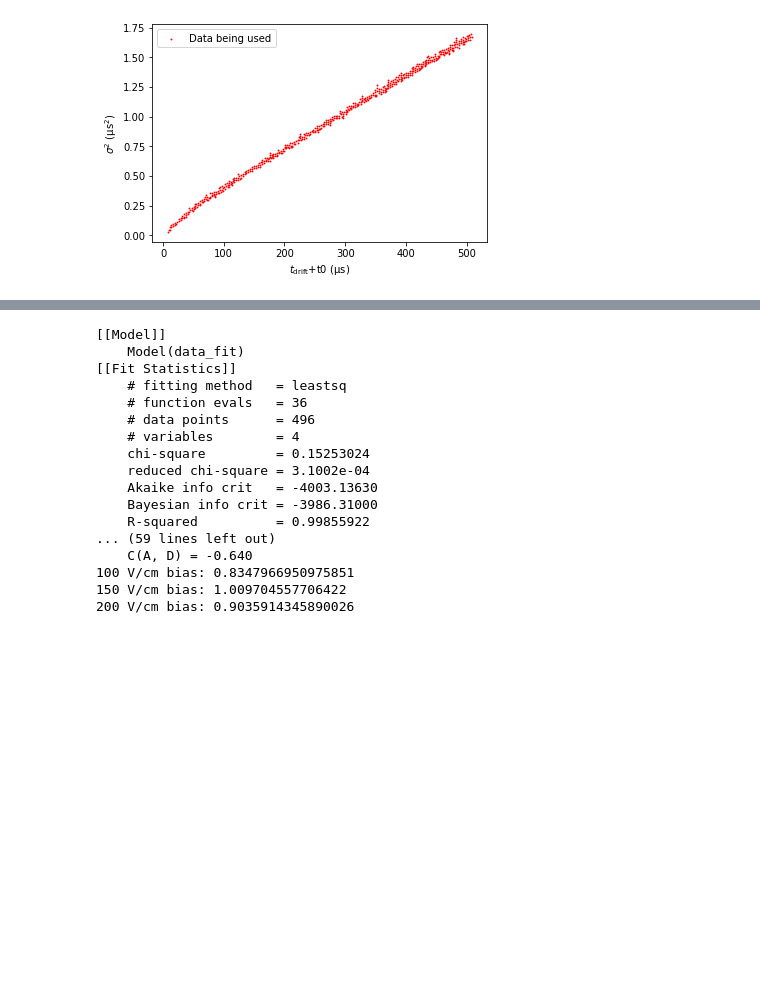
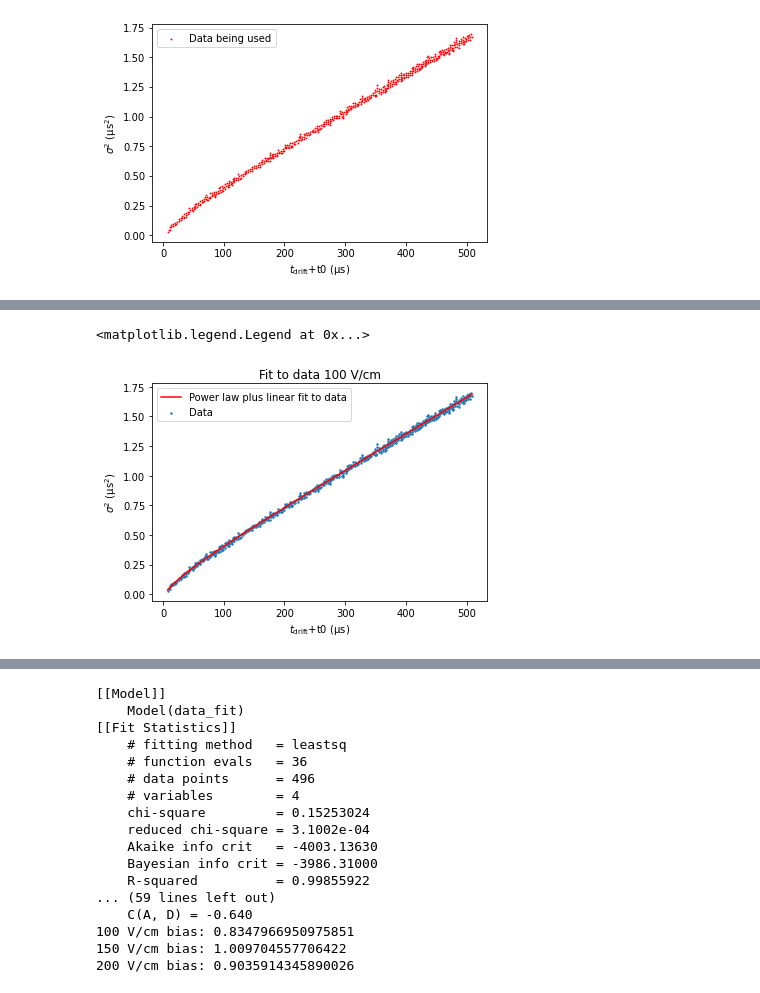
Before and after one commit to andrewmogan/difflar, a Jupyter notebook: python/notebooks/Coulomb_Repulsion_Study.ipynb, the cells around one changed output, grey strips where cells are left out. Drawn from its saved outputs; the diff is of its cells as text; code cells hidden in the pictures; blank space fills up the shorter version.

```diff
--- a/python/notebooks/Coulomb_Repulsion_Study.ipynb
+++ b/python/notebooks/Coulomb_Repulsion_Study.ipynb
@@ -432,0 +439,10 @@ plt.axhspan(0, 0, color="black")
+# %%
+plt.scatter(x, y, marker='.', s=8, label='Data')
+plt.plot(np.array(x), fitting_params[0]*((np.array(x))+fitting_params[1])**fitting_params[2]+fitting_params[3]*((np.array(x))+fitting_params[1]), color='red', label='Power law plus linear fit to data')
+plt.xlabel('$t_{\mathrm{drift}}$$+$t0 (µs)')
+plt.ylabel('$\sigma^2$ (µs$^2$)')
+plt.title('Fit to data 100 V/cm')
+plt.legend()
+# %% [output]
+<matplotlib.legend.Legend at 0x...>
+[figure, added]
```
Also changed, not shown: parts of 14 cells of this notebook.
